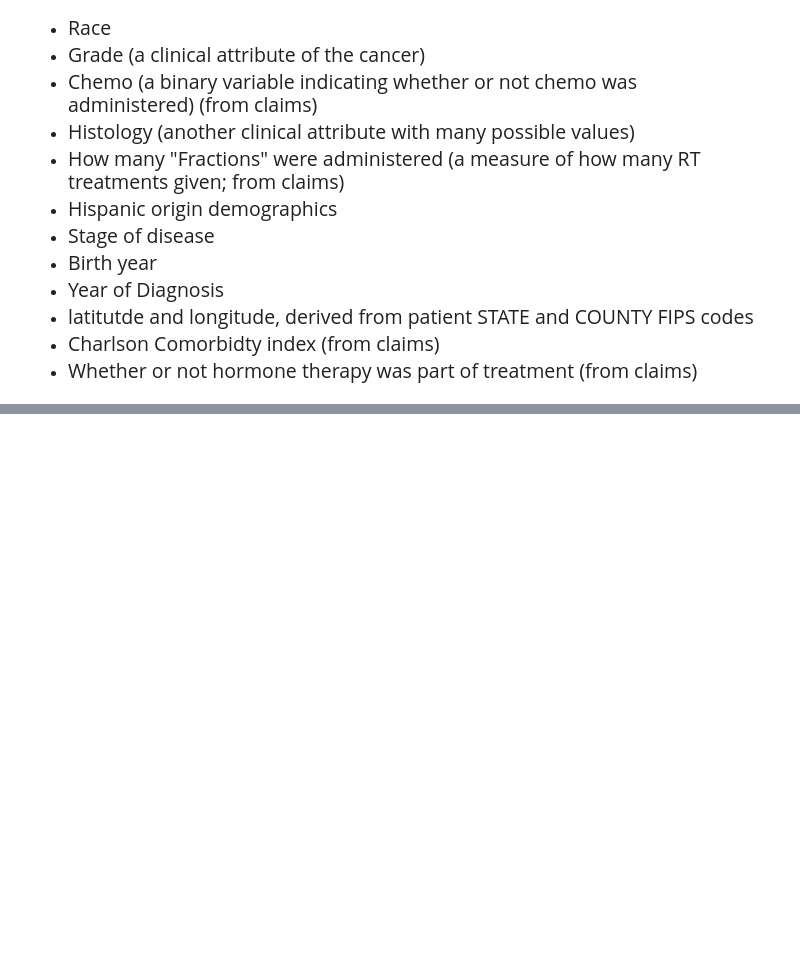
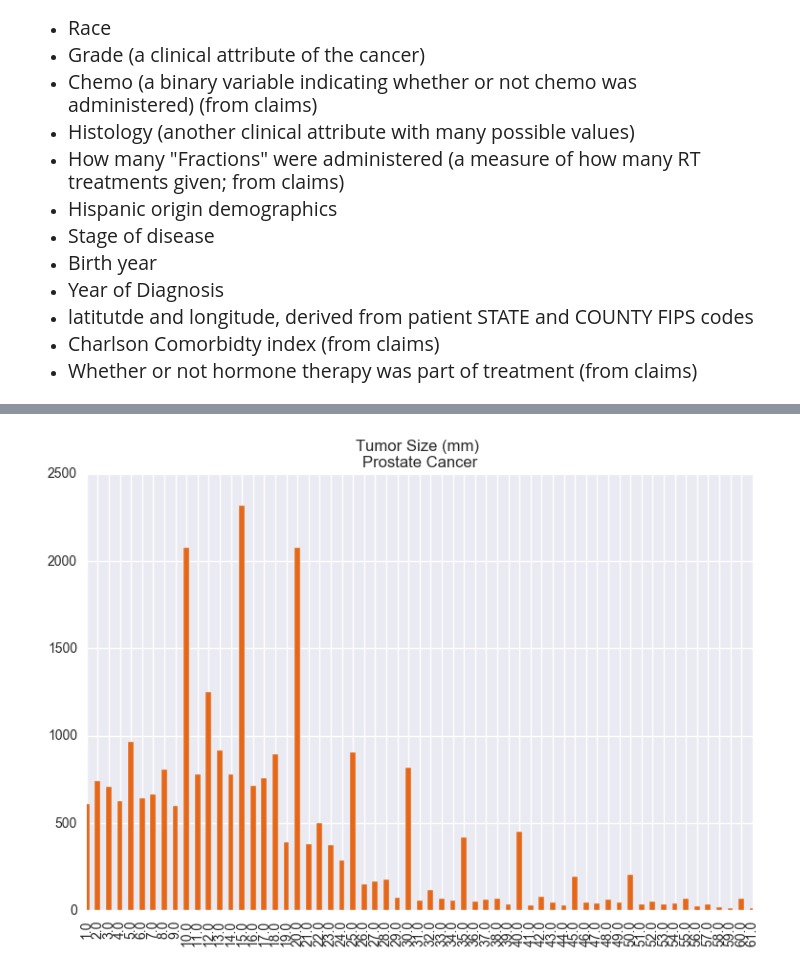
Before and after one commit to doolingdavid/IBATHREE, a Jupyter notebook: talk.ipynb, the cells around one changed output, grey strips where cells are left out. Saved outputs shown, nothing was run; the diff lists cells and outputs as text; code cells hidden in the pictures; blank space fills up the shorter version.

```diff
--- a/talk.ipynb
+++ b/talk.ipynb
@@ -165,0 +174,26 @@ Ttest_relResult(statistic=-3.1196615512720802, pvalue=0.012325349247526556)
+# %%
+df = pd.read_pickle('dfpedsfFirsts.pickle')
+# %%
+cstum1mask =  (df['cstum1'] != "Unknown; size not stated; not stated in patient record") & \
+(df['cstum1'] != "Microscopic focus or foci only; no size of focus is given") & \
+(df['cstum1'] != "989 millimeters or larger") & \
+(df['cstum1'] != "Not applicable") & \
+(df['cstum1'] != "Unknown age") & \
+(df['cstum1'] != "Described as less than 1 cm") & \
+(df['cstum1'] != "Described as less than 2 cm") & \
+(df['cstum1'] != "Described as less than 3 cm") & \
+(df['cstum1'] != 'Indicates no mass or no tumor found; for example, when a tumor of a stated primary site is not found, but the tumor has metastasized') & \
+(df['cstum1'] != "Described as less than 4 cm") & \
+(df['cstum1'] != "Described as less than 5 cm") & \
+(df['cstum1'] != "Not applicable") & \
+(df['cstum1'] != 'Not applicable') & \
+(df['cstum1'] != 996) & \
+(df['cstum1'] != 997) & \
+(df['cstum1'] != 998) & \
+(df['srvm1'] != 9999)
+# %%
+df[cstum1mask & df.siterwho1.str.contains("prostate",case=False,na=False)].cstum1.value_counts().sort_index().plot(kind='bar',
+            title='Tumor Size (mm) \nProstate Cancer',color='#E56717');
+plt.xlim(0,60);
+# %% [output]
+[figure, added]
```
Also changed, not shown: parts of 3 cells of this notebook.
